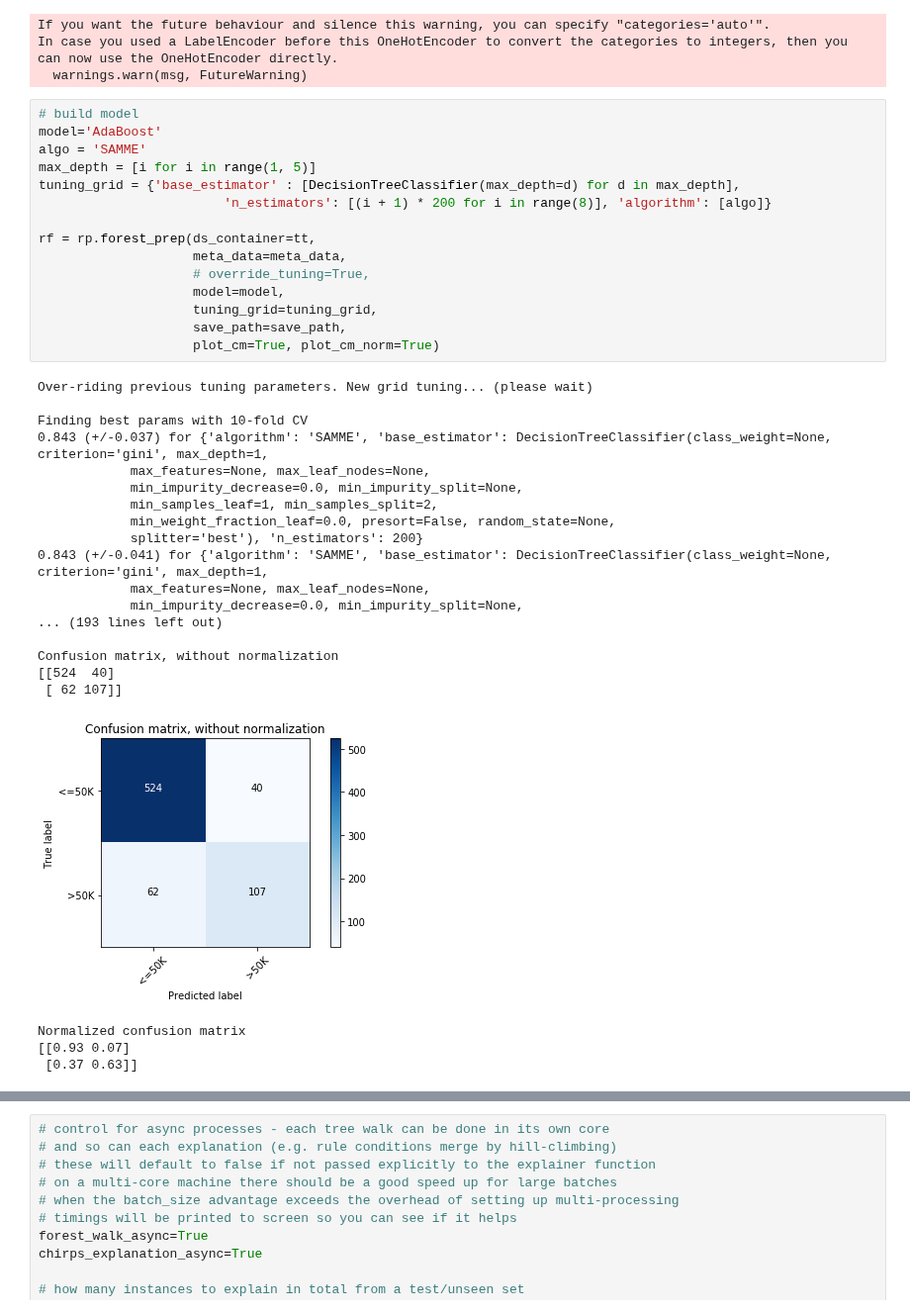
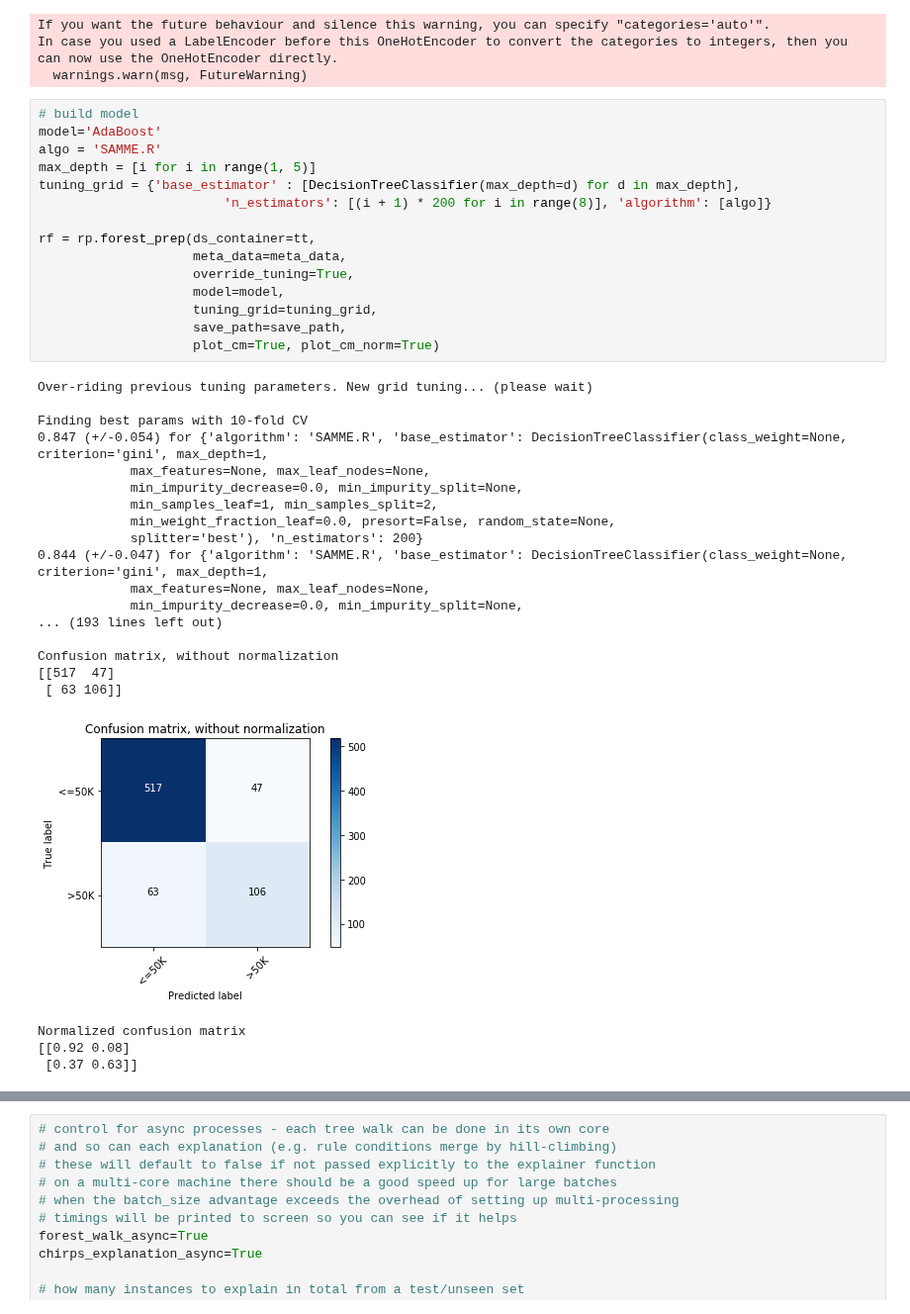
Before and after one commit to julianhatwell/explain_te, a Jupyter notebook: CHIRPS Boosting Scratch.ipynb, the cells around one changed output, grey strips where cells are left out. Shown at 99% size. Drawn from its saved outputs; the diff is of its cells as text.

```diff
--- a/CHIRPS Boosting Scratch.ipynb
+++ b/CHIRPS Boosting Scratch.ipynb
@@ -75,39 +75,39 @@ In case you used a LabelEncoder before this OneHotEncoder to convert the categor
 # %%
 # build model
 model='AdaBoost'
-algo = 'SAMME'
+algo = 'SAMME.R'
 max_depth = [i for i in range(1, 5)]
 tuning_grid = {'base_estimator' : [DecisionTreeClassifier(max_depth=d) for d in max_depth],
                         'n_estimators': [(i + 1) * 200 for i in range(8)], 'algorithm': [algo]}
 
 rf = rp.forest_prep(ds_container=tt,
                     meta_data=meta_data,
-                    # override_tuning=True,
+                    override_tuning=True,
                     model=model,
                     tuning_grid=tuning_grid,
                     save_path=save_path,
                     plot_cm=True, plot_cm_norm=True)
 # %% [output]
 Over-riding previous tuning parameters. New grid tuning... (please wait)
 
 Finding best params with 10-fold CV
-0.843 (+/-0.037) for {'algorithm': 'SAMME', 'base_estimator': DecisionTreeClassifier(class_weight=None, criterion='gini', max_depth=1,
+0.847 (+/-0.054) for {'algorithm': 'SAMME.R', 'base_estimator': DecisionTreeClassifier(class_weight=None, criterion='gini', max_depth=1,
             max_features=None, max_leaf_nodes=None,
             min_impurity_decrease=0.0, min_impurity_split=None,
             min_samples_leaf=1, min_samples_split=2,
             min_weight_fraction_leaf=0.0, presort=False, random_state=None,
             splitter='best'), 'n_estimators': 200}
-0.843 (+/-0.041) for {'algorithm': 'SAMME', 'base_estimator': DecisionTreeClassifier(class_weight=None, criterion='gini', max_depth=1,
+0.844 (+/-0.047) for {'algorithm': 'SAMME.R', 'base_estimator': DecisionTreeClassifier(class_weight=None, criterion='gini', max_depth=1,
             max_features=None, max_leaf_nodes=None,
             min_impurity_decrease=0.0, min_impurity_split=None,
 ... (193 lines left out)
 
 Confusion matrix, without normalization
-[[524  40]
- [ 62 107]]
+[[517  47]
+ [ 63 106]]
-[figure, old version]
+[figure, new version]
 Normalized confusion matrix
-[[0.93 0.07]
+[[0.92 0.08]
  [0.37 0.63]]
 [figure]
 # %%
```
Also changed, not shown: parts of 19 cells of this notebook, 7 other files.
